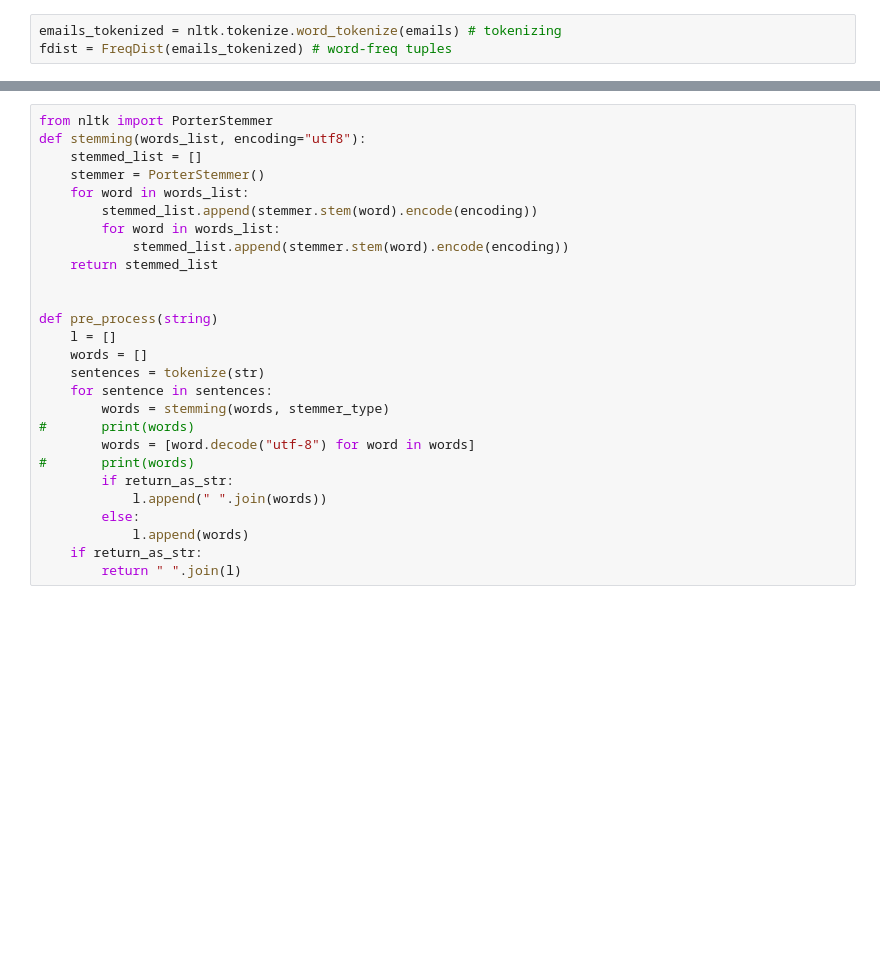
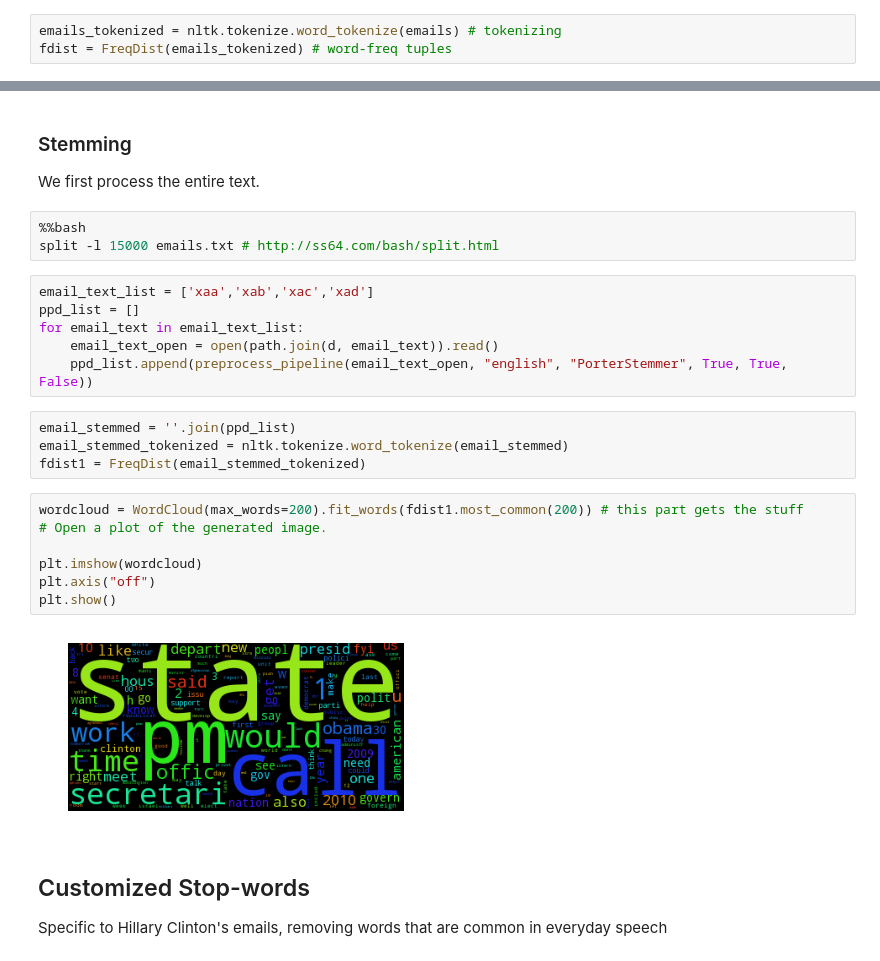
Before and after one commit to kirtanp/ADA-EPFL-2016, a Jupyter notebook: Lab5/hillary_emails.ipynb, the cells around one changed output, grey strips where cells are left out. Cells and saved outputs as stored; diff of their text form; blank space fills up the shorter version.

```diff
--- a/Lab5/hillary_emails.ipynb
+++ b/Lab5/hillary_emails.ipynb
@@ -73,27 +78,29 @@ AttributeError: module 'helpers' has no attribute 'preprocess_pipeline'
-# %%
-from nltk import PorterStemmer
-def stemming(words_list, encoding="utf8"):
-    stemmed_list = []
-    stemmer = PorterStemmer()
-    for word in words_list:
-        stemmed_list.append(stemmer.stem(word).encode(encoding))
-        for word in words_list:
-            stemmed_list.append(stemmer.stem(word).encode(encoding))
-    return stemmed_list
-
-
-def pre_process(string)
-    l = []
-    words = []
-    sentences = tokenize(str)
-    for sentence in sentences:
-		words = stemming(words, stemmer_type)
-# 		print(words)
-		words = [word.decode("utf-8") for word in words]
-# 		print(words)
-		if return_as_str:
-			l.append(" ".join(words))
-		else:
-			l.append(words)
-	if return_as_str:
-		return " ".join(l)
+# %% [markdown]
+### Stemming
+
+We first process the entire text.
+# %%
+%%bash
+split -l 15000 emails.txt # http://ss64.com/bash/split.html
+# %%
+email_text_list = ['xaa','xab','xac','xad']
+ppd_list = []
+for email_text in email_text_list:
+    email_text_open = open(path.join(d, email_text)).read()
+    ppd_list.append(preprocess_pipeline(email_text_open, "english", "PorterStemmer", True, True, False))
+# %%
+email_stemmed = ''.join(ppd_list)
+email_stemmed_tokenized = nltk.tokenize.word_tokenize(email_stemmed)
+fdist1 = FreqDist(email_stemmed_tokenized)
+# %%
+wordcloud = WordCloud(max_words=200).fit_words(fdist1.most_common(200)) # this part gets the stuff
+# Open a plot of the generated image.
+
+plt.imshow(wordcloud)
+plt.axis("off")
+plt.show()
+# %% [output]
+[figure, added]
+# %% [markdown]
+## Customized Stop-words
+Specific to Hillary Clinton's emails, removing words that are common in everyday speech
```
Also changed, not shown: parts of 22 cells of this notebook, 11 other files.
